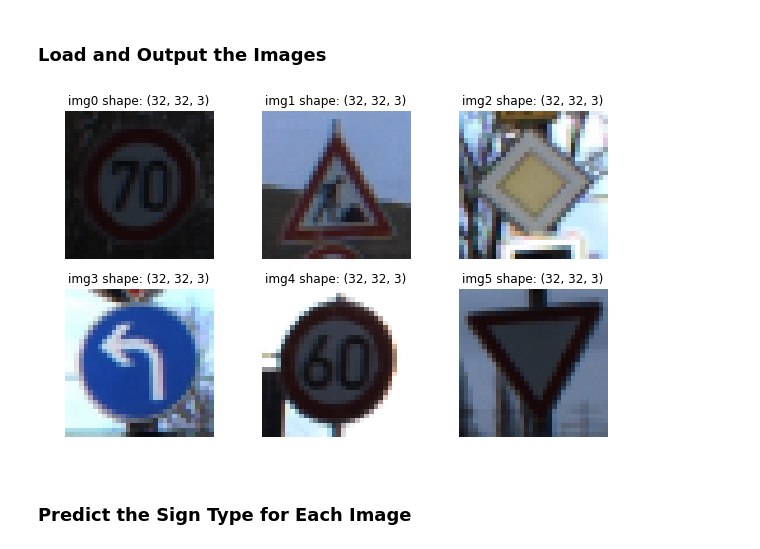
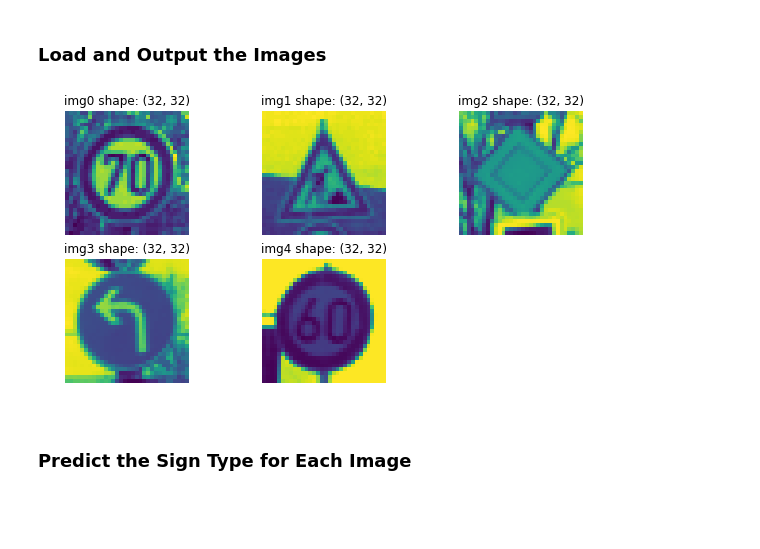
Before and after one commit to ghz1302/project, a Jupyter notebook: CarND-Traffic-Sign-Classifier-Project-master/Traffic_Sign_Classifier.ipynb, the cells around one changed output. Drawn from its saved outputs; the diff is of its cells as text; code cells hidden in the pictures; blank space fills up the shorter version.

```diff
--- a/CarND-Traffic-Sign-Classifier-Project-master/Traffic_Sign_Classifier.ipynb
+++ b/CarND-Traffic-Sign-Classifier-Project-master/Traffic_Sign_Classifier.ipynb
@@ -346,22 +328,26 @@ You may find `signnames.csv` useful as it contains mappings from the class id (i
 # %%
 ### Load the images and plot them here.
 ### Feel free to use as many code cells as needed.
-X_new = np.empty((6, 32, 32, 3), dtype=np.uint8)
+number = 5
+X_new = np.empty((number, 32, 32, 1), dtype=np.uint8)
+plt.figure(figsize=(10,number))
 
-plt.figure(figsize=(10,6))
-
-for i in range(6):
+for i in range(number):
     image = cv2.imread('./NewImages/' + str(i) + '.jpg')
     image = cv2.resize(image, (32, 32), interpolation = cv2.INTER_AREA)
     image = np.array(image)
     image = cv2.cvtColor(image, cv2.COLOR_BGR2RGB)
-    X_new[i] = image
+    image = cv2.cvtColor(image, cv2.COLOR_RGB2GRAY)
     plt.subplot(2,3,i+1)
     plt.axis('off')
     plt.title('img' + str(i) + " shape: " + str(image.shape))
     plt.imshow(image)
+    image = image.reshape((32,32,1))
+    X_new[i] = image
+#X_new = X_new.reshape(number,32,32,1)
+X_new_normal = (X_new-128.0)/128.0
 # %% [output]
-[figure, old version]
+[figure, new version]
 # %% [markdown]
 ### Predict the Sign Type for Each Image
 # %%
```
Also changed, not shown: parts of 3 cells of this notebook.
